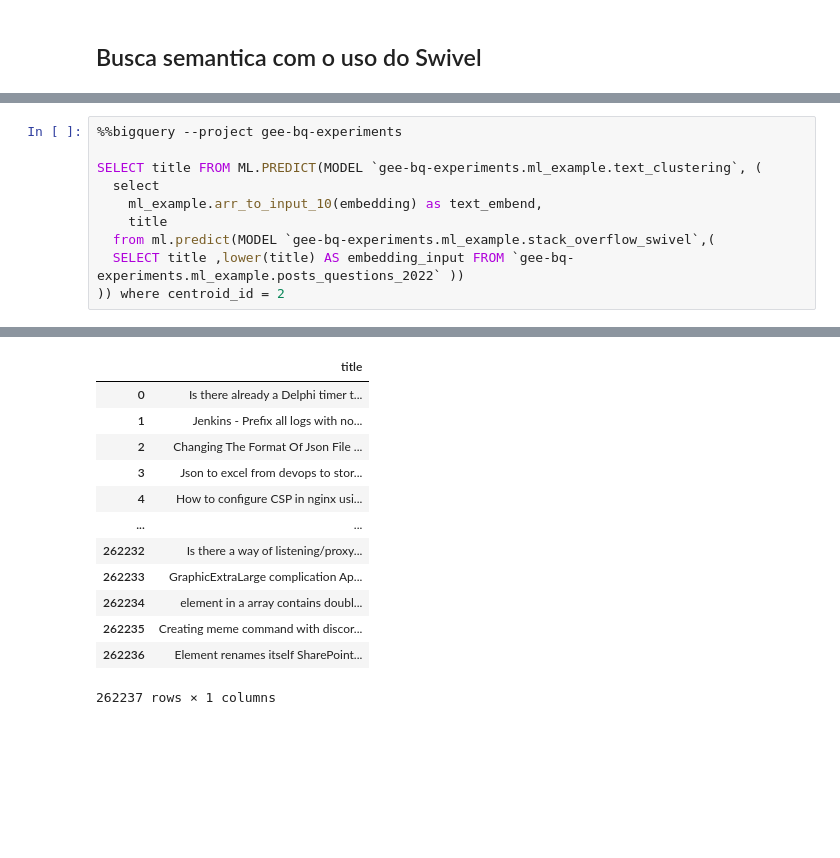
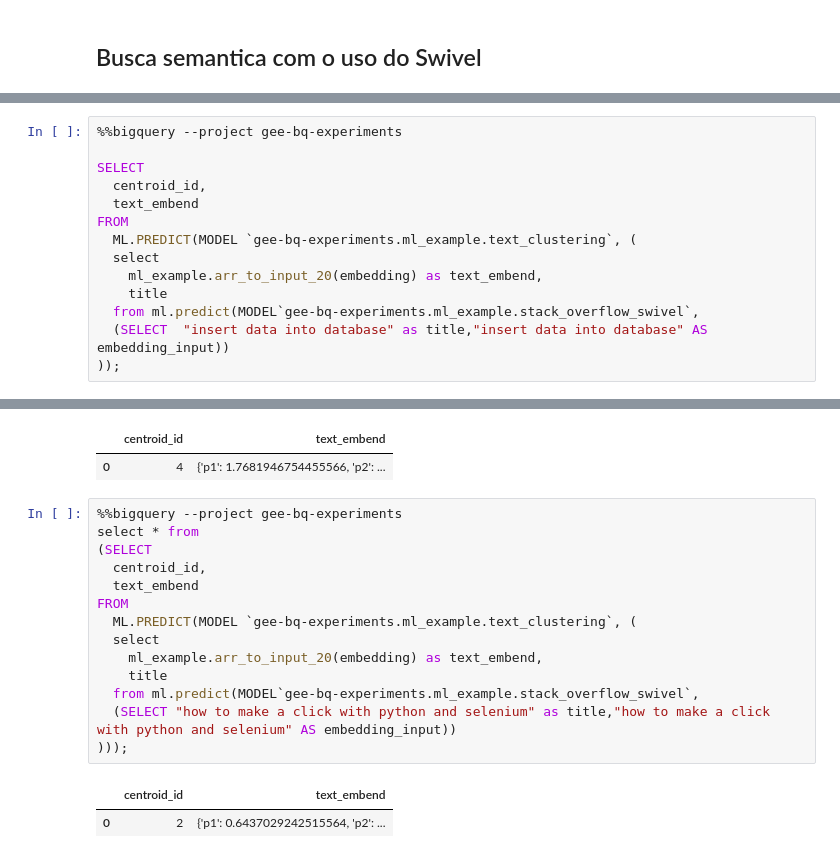
Before and after one commit to JessicaIsri/bigquery_embeddings_swivel, a Jupyter notebook: BigQueryEmbenddings.ipynb, the cells around one changed output, grey strips where cells are left out. Drawn from its saved outputs; the diff is of its cells as text; blank space fills up the shorter version.

```diff
--- a/BigQueryEmbenddings.ipynb
+++ b/BigQueryEmbenddings.ipynb
@@ -182,11 +217,15 @@ SELECT title ,lower(title) AS embedding_input FROM `gee-bq-experiments.ml_exampl
 # %%
 %%bigquery --project gee-bq-experiments
 
-SELECT title FROM ML.PREDICT(MODEL `gee-bq-experiments.ml_example.text_clustering`, (
+SELECT
+  centroid_id,
+  text_embend
+FROM
+  ML.PREDICT(MODEL `gee-bq-experiments.ml_example.text_clustering`, (
   select
-    ml_example.arr_to_input_10(embedding) as text_embend,
+    ml_example.arr_to_input_20(embedding) as text_embend,
     title
-  from ml.predict(MODEL `gee-bq-experiments.ml_example.stack_overflow_swivel`,(
-  SELECT title ,lower(title) AS embedding_input FROM `gee-bq-experiments.ml_example.posts_questions_2022` ))
-)) where centroid_id = 2
+  from ml.predict(MODEL`gee-bq-experiments.ml_example.stack_overflow_swivel`,
+  (SELECT  "insert data into database" as title,"insert data into database" AS embedding_input))
+));
 # %% [output]
@@ -194,13 +232,19 @@ Warning: total number of rows (262237) exceeds max_rows (20000). Falling back to
-|  | title |
-| 0 | Is there already a Delphi timer t... |
-| 1 | Jenkins - Prefix all logs with no... |
-| 2 | Changing The Format Of Json File ... |
-| 3 | Json to excel from devops to stor... |
-| 4 | How to configure CSP in nginx usi... |
-| ... | ... |
-| 262232 | Is there a way of listening/proxy... |
-| 262233 | GraphicExtraLarge complication Ap... |
-| 262234 | element in a array contains doubl... |
-| 262235 | Creating meme command with discor... |
-| 262236 | Element renames itself SharePoint... |
+|  | centroid_id | text_embend |
+| 0 | 4 | {'p1': 1.7681946754455566, 'p2': ... |
-262237 rows × 1 columns
+# %%
+%%bigquery --project gee-bq-experiments
+select * from
+(SELECT
+  centroid_id,
+  text_embend
+FROM
+  ML.PREDICT(MODEL `gee-bq-experiments.ml_example.text_clustering`, (
+  select
+    ml_example.arr_to_input_20(embedding) as text_embend,
+    title
+  from ml.predict(MODEL`gee-bq-experiments.ml_example.stack_overflow_swivel`,
+  (SELECT "how to make a click with python and selenium" as title,"how to make a click with python and selenium" AS embedding_input))
+)));
+# %% [output]
+|  | centroid_id | text_embend |
+| 0 | 2 | {'p1': 0.6437029242515564, 'p2': ... |
```
Also changed, not shown: parts of 8 cells of this notebook.
